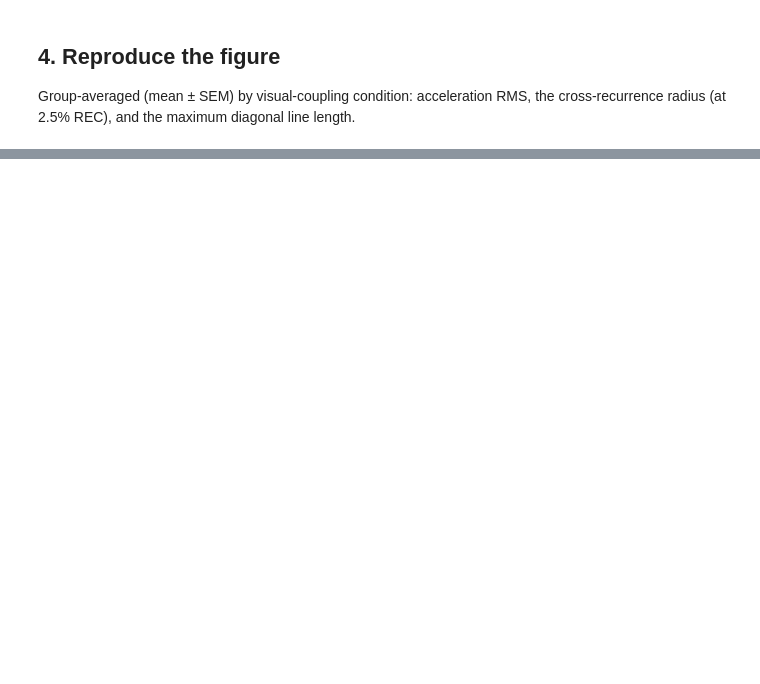
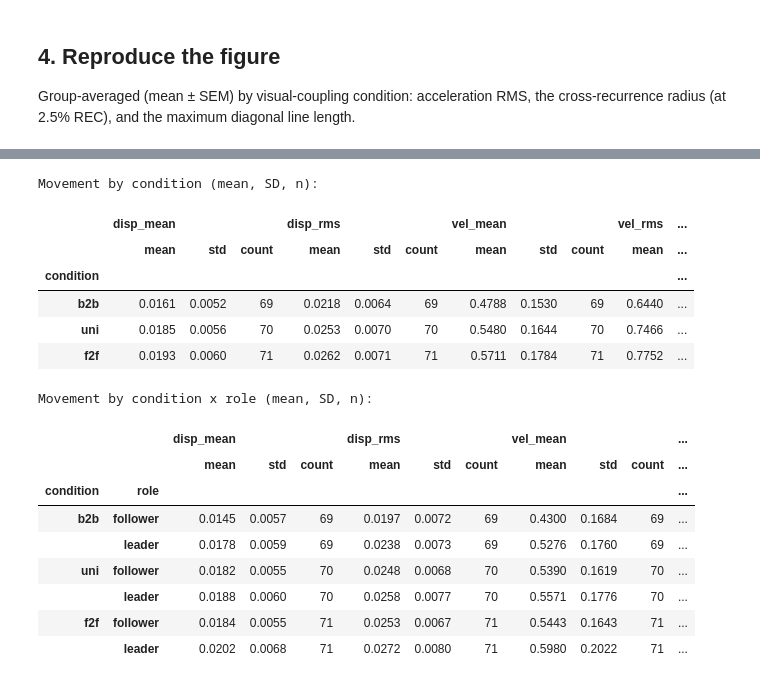
Before and after one commit to MInD-Laboratory/Pose-Dynamics, a Jupyter notebook: notebooks/case3_mirror_game_reproduction.ipynb, the cells around one changed output, grey strips where cells are left out. Cells and saved outputs as stored; diff of their text form; code cells hidden in the pictures; blank space fills up the shorter version.

```diff
--- a/notebooks/case3_mirror_game_reproduction.ipynb
+++ b/notebooks/case3_mirror_game_reproduction.ipynb
@@ -135,0 +248,31 @@ pd.DataFrame(coef_rows).round(4)
+# %%
+from pose_dynamics.case_studies.mirror_game import (movement_summary, movement_long,
+                                                   KINEMATIC_FEATURES)
+
+# condition-level descriptives (both participants pooled)
+cond_desc = movement_summary(df, by_role=False)
+print("Movement by condition (mean, SD, n):")
+display(cond_desc.round(4))
+
+# condition x role descriptives
+role_desc = movement_summary(df, by_role=True)
+print("\nMovement by condition x role (mean, SD, n):")
+display(role_desc.round(4))
+# %% [output]
+Movement by condition (mean, SD, n):
+|  | disp_mean |  |  | disp_rms |  |  | vel_mean |  |  | vel_rms | ... |
+|  | mean | std | count | mean | std | count | mean | std | count | mean | ... |
+| condition |  |  |  |  |  |  |  |  |  |  | ... |
+| b2b | 0.0161 | 0.0052 | 69 | 0.0218 | 0.0064 | 69 | 0.4788 | 0.1530 | 69 | 0.6440 | ... |
+| uni | 0.0185 | 0.0056 | 70 | 0.0253 | 0.0070 | 70 | 0.5480 | 0.1644 | 70 | 0.7466 | ... |
+| f2f | 0.0193 | 0.0060 | 71 | 0.0262 | 0.0071 | 71 | 0.5711 | 0.1784 | 71 | 0.7752 | ... |
+Movement by condition x role (mean, SD, n):
+|  |  | disp_mean |  |  | disp_rms |  |  | vel_mean |  |  | ... |
+|  |  | mean | std | count | mean | std | count | mean | std | count | ... |
+| condition | role |  |  |  |  |  |  |  |  |  | ... |
+| b2b | follower | 0.0145 | 0.0057 | 69 | 0.0197 | 0.0072 | 69 | 0.4300 | 0.1684 | 69 | ... |
+|  | leader | 0.0178 | 0.0059 | 69 | 0.0238 | 0.0073 | 69 | 0.5276 | 0.1760 | 69 | ... |
+| uni | follower | 0.0182 | 0.0055 | 70 | 0.0248 | 0.0068 | 70 | 0.5390 | 0.1619 | 70 | ... |
+|  | leader | 0.0188 | 0.0060 | 70 | 0.0258 | 0.0077 | 70 | 0.5571 | 0.1776 | 70 | ... |
+| f2f | follower | 0.0184 | 0.0055 | 71 | 0.0253 | 0.0067 | 71 | 0.5443 | 0.1643 | 71 | ... |
+|  | leader | 0.0202 | 0.0068 | 71 | 0.0272 | 0.0080 | 71 | 0.5980 | 0.2022 | 71 | ... |
```
Also changed, not shown: parts of 28 cells of this notebook.
